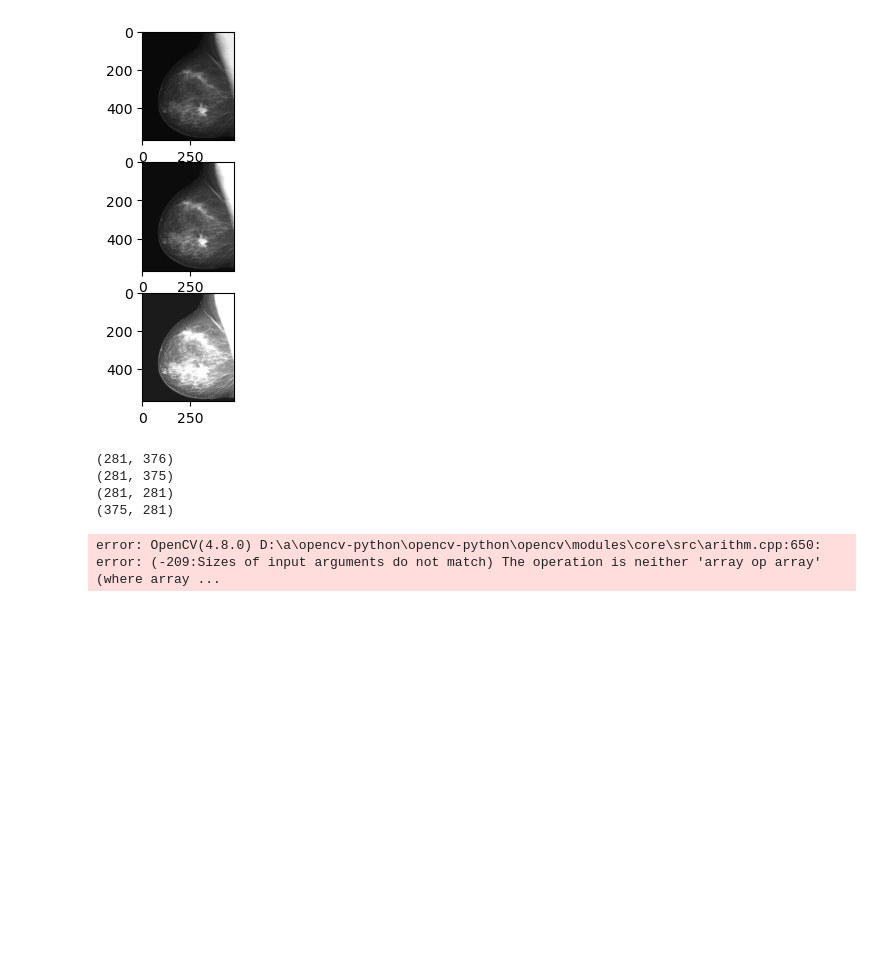
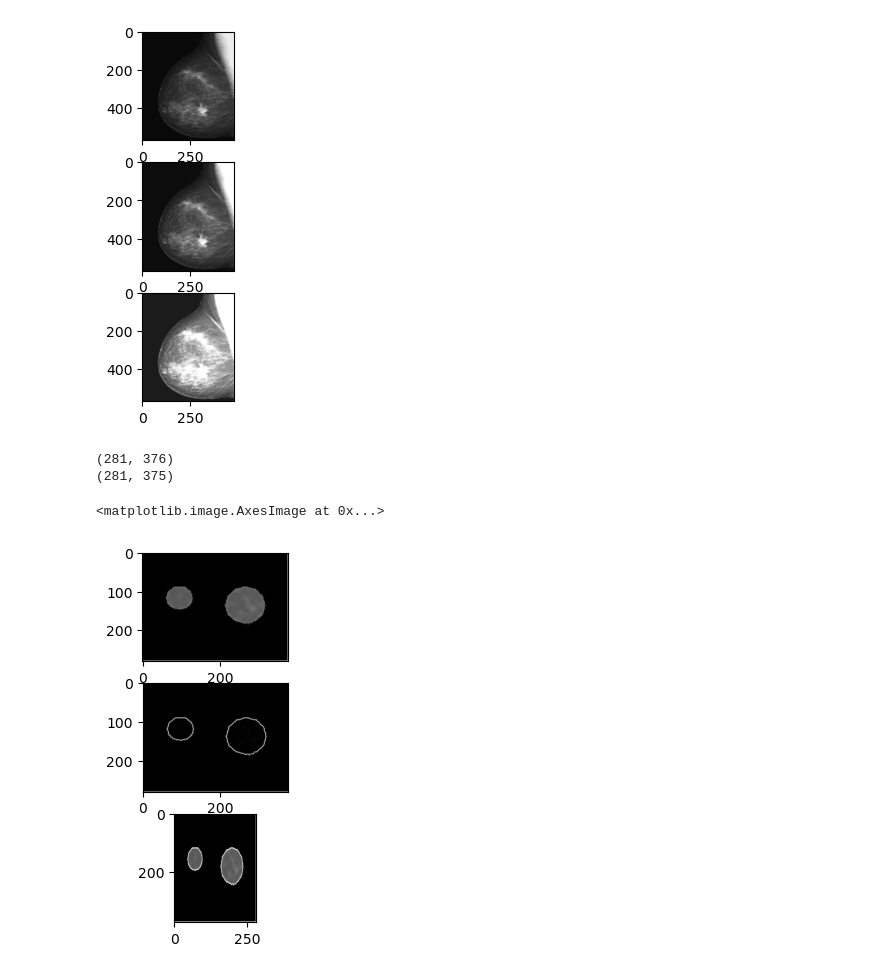
Before and after one commit to joaomatias100/Digital-Image-Processing, a Jupyter notebook: Class1/Exercise3.ipynb, the cells around one changed output. Saved outputs shown, nothing was run; the diff lists cells and outputs as text; code cells hidden in the pictures; blank space fills up the shorter version.

```diff
--- a/Class1/Exercise3.ipynb
+++ b/Class1/Exercise3.ipynb
@@ -23,34 +23,37 @@ plt.imshow(img3, cmap = "gray")
 # %%
 #Ex2
 path1 = "imagens/soma_1.jpg"
 path2 = "imagens/soma_2.jpg"
 
 img1 = cv2.imread(path1, cv2.IMREAD_GRAYSCALE)
 img2 = cv2.imread(path2, cv2.IMREAD_GRAYSCALE)
 
 print(img1.shape)
 print(img2.shape)
 
-if(img1.shape[0] > img2.shape[0]):
-    img1 = cv2.resize(img1, (img2.shape[0], img1.shape[1]))
-else:
-    img2 = cv2.resize(img2, (img1.shape[0], img2.shape[1]))
-if(img1.shape[1] > img2.shape[1]):
-    img1 = cv2.resize(img1, (img1.shape[0], img2.shape[1]))
-else:
-    img2 = cv2.resize(img2, (img2.shape[0], img1.shape[1]))
+plt.subplot(3, 1, 1)
+plt.imshow(img1, cmap = 'gray')
+plt.subplot(3, 1, 2)
+plt.imshow(img2, cmap = 'gray')
 
-print(img1.shape)
-print(img2.shape)
+height1, width1 = img1.shape[0], img1.shape[1]
+height2, width2 = img2.shape[0], img2.shape[1]
+
+min_width = min(width1, width2)
+min_height = min(height1, height2)
+
+img1 = cv2.resize(img1, (min_height, min_width))
+img2 = cv2.resize(img2, (min_height, min_width))
 
 add = cv2.add(img1, img2)
+
+plt.subplot(3, 1, 3)
 plt.imshow(add, cmap = 'gray')
 # %% [output]
 (281, 376)
 (281, 375)
-(281, 281)
-(375, 281)
-error: OpenCV(4.8.0) D:\a\opencv-python\opencv-python\opencv\modules\core\src\arithm.cpp:650: error: (-209:Sizes of input arguments do not match) The operation is neither 'array op array' (where array ...
+<matplotlib.image.AxesImage at 0x...>
+[figure, added]
 # %%
 #Ex3
 path1 = "imagens/dif1.bmp"
```
Also changed, not shown: parts of 3 cells of this notebook.
